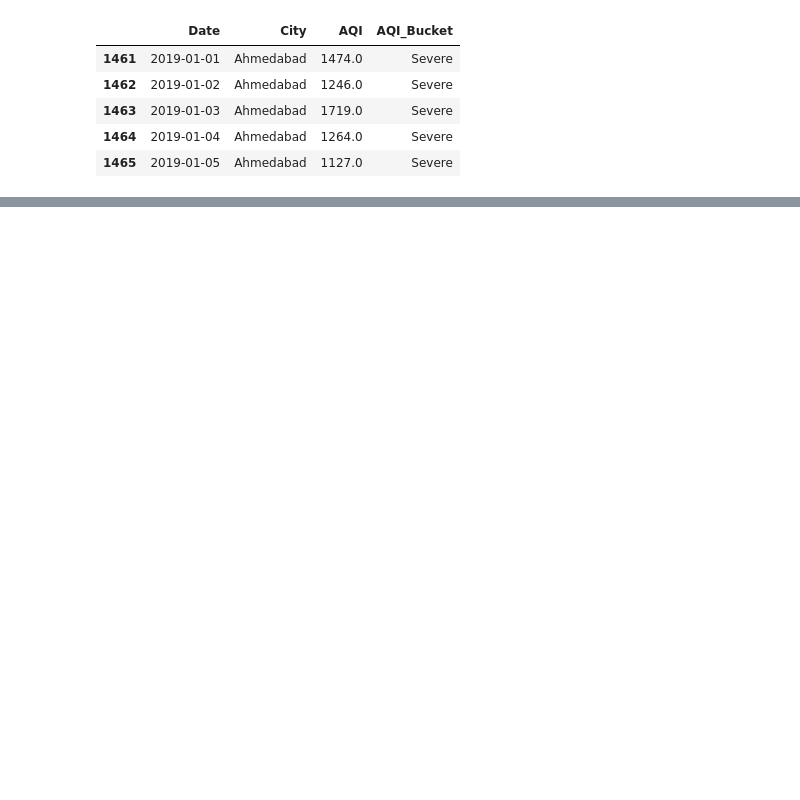
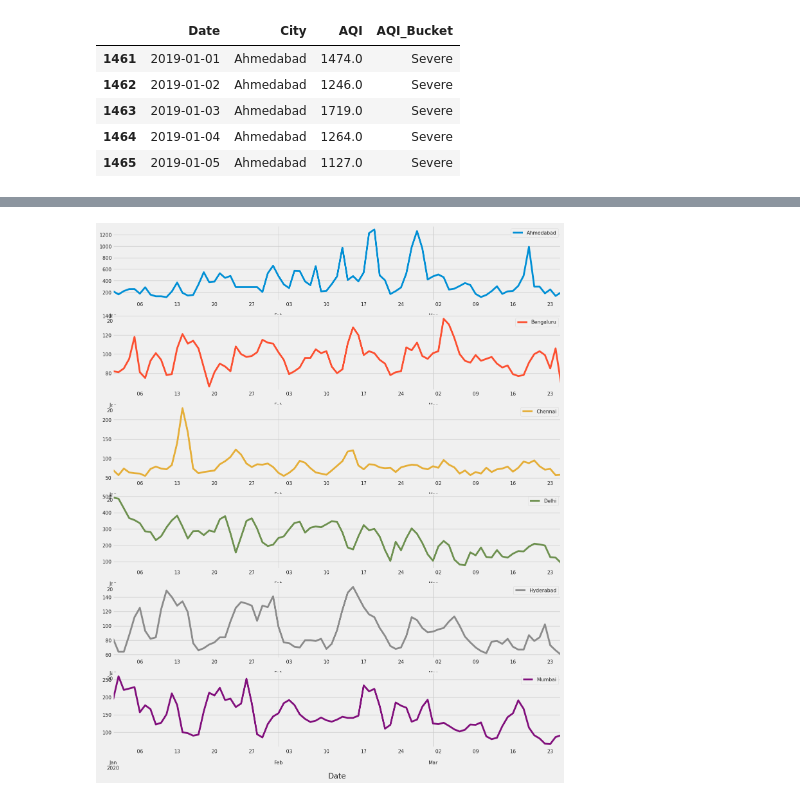
Before and after one commit to KTS-o7/MathematicsSem4EL, a Jupyter notebook: Test.ipynb, the cells around one changed output, grey strips where cells are left out. Saved outputs shown, nothing was run; the diff lists cells and outputs as text; code cells hidden in the pictures; blank space fills up the shorter version.

Commit message:
Add new Plot

```diff
--- a/Test.ipynb
+++ b/Test.ipynb
@@ -388,0 +487,4 @@ dtype: float64
+# %%
+plotAQIBeforeLock = AQI_beforeLockdown.plot(kind='line',subplots=True,sharex=False,figsize=(16,20))
+# %% [output]
+[figure, added]
```
Also changed, not shown: parts of 12 cells of this notebook.
